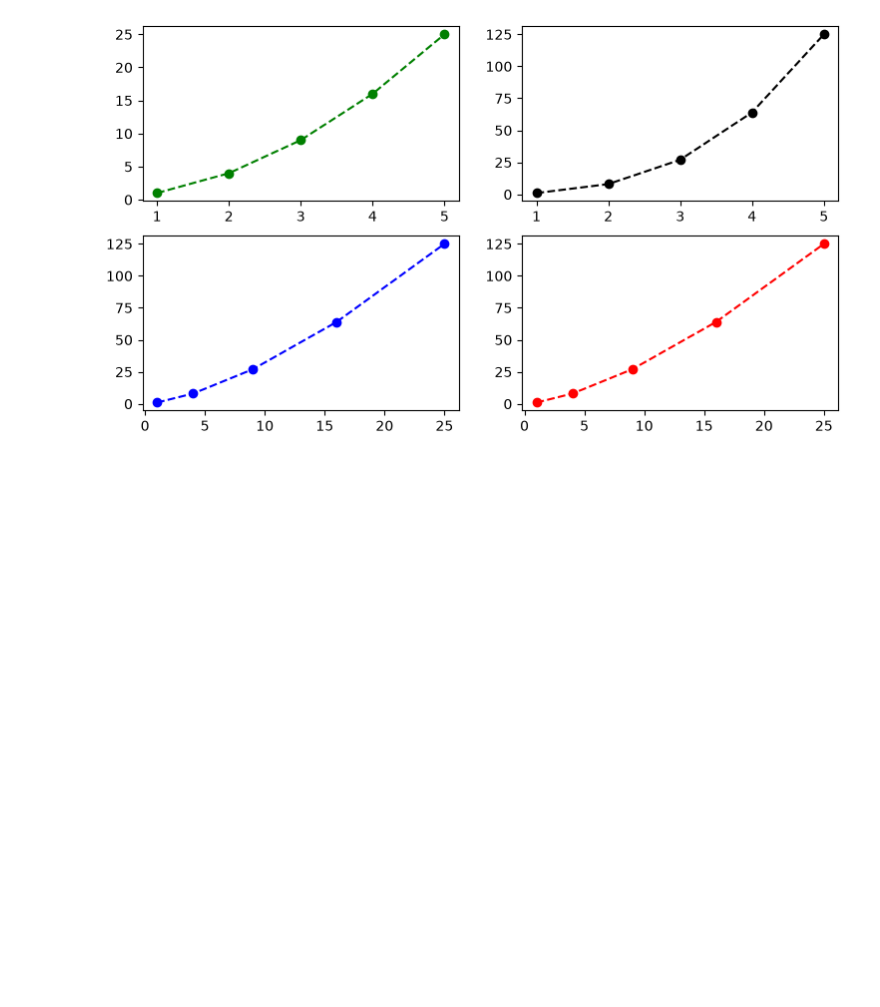
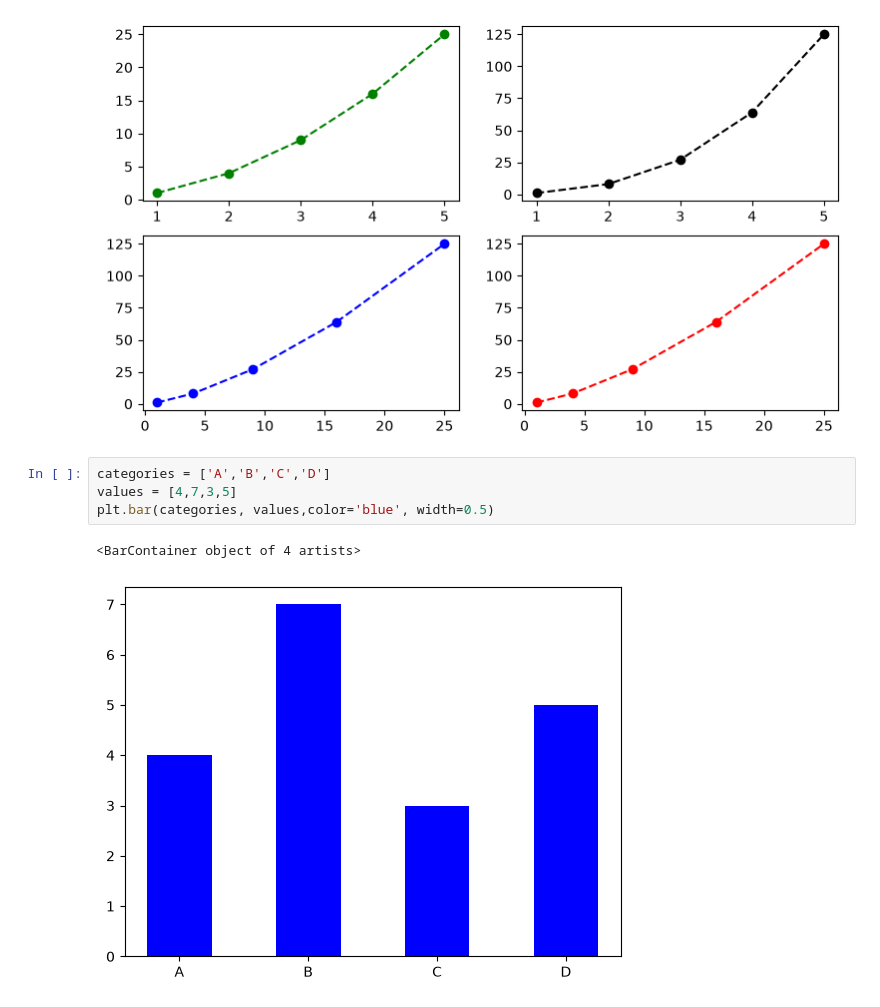
Before and after one commit to shivareddy24/ML, a Jupyter notebook: DataVisualization.ipynb/Matplotlib.ipynb, the cells around one changed output. Saved outputs shown, nothing was run; the diff lists cells and outputs as text; blank space fills up the shorter version.

```diff
--- a/DataVisualization.ipynb/Matplotlib.ipynb
+++ b/DataVisualization.ipynb/Matplotlib.ipynb
@@ -53,3 +53,10 @@ plt.plot(y,z,color='red',linestyle='--',marker='o')
 # %% [output]
 [<matplotlib.lines.Line2D at 0x...>]
 [figure]
+# %%
+categories = ['A','B','C','D']
+values = [4,7,3,5]
+plt.bar(categories, values,color='blue', width=0.5)
+# %% [output]
+<BarContainer object of 4 artists>
+[figure, added]
```
Also changed, not shown: parts of 3 cells of this notebook.
